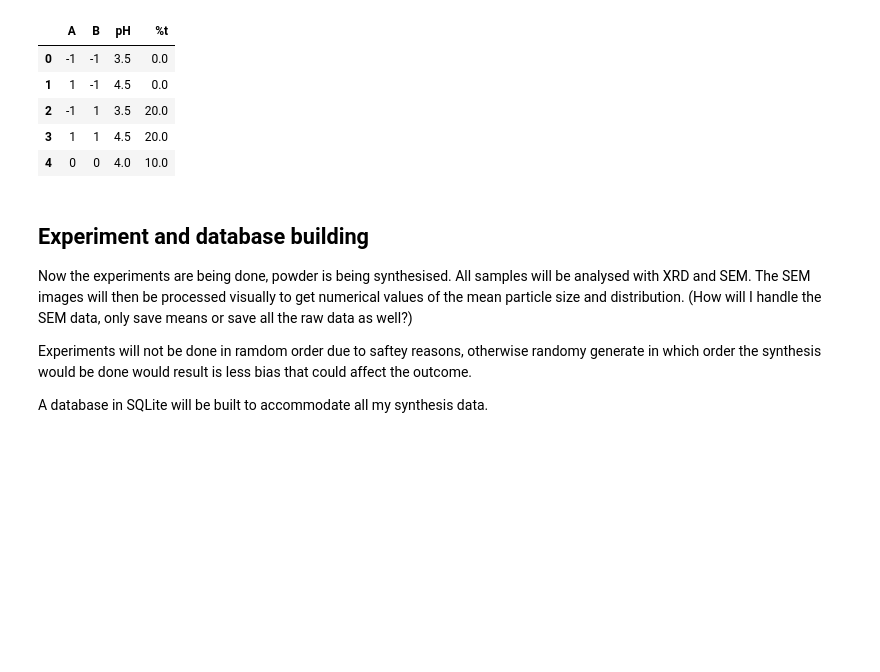
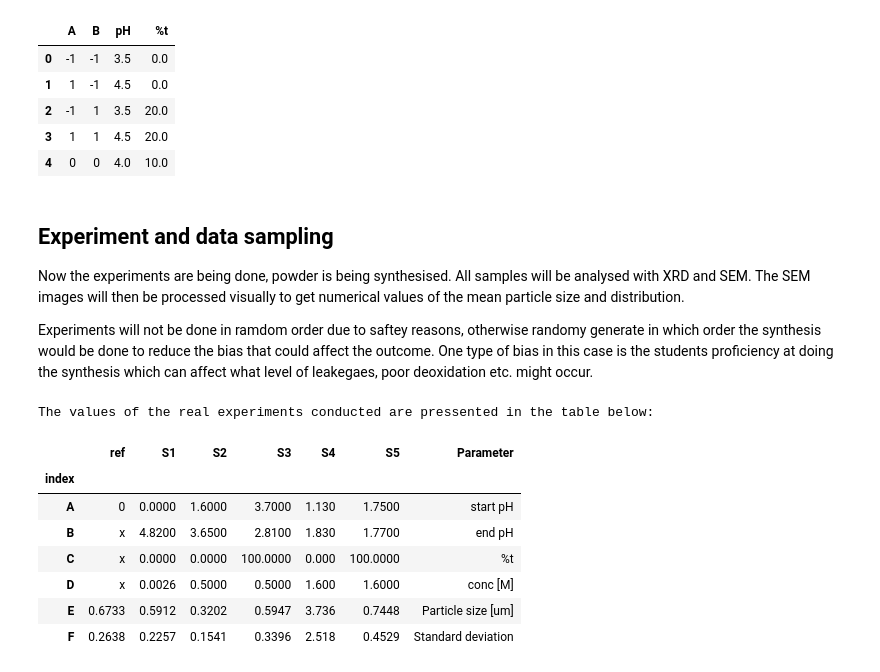
Before and after one commit to alexandraelora/DoE_Course_Material, a Jupyter notebook: Project/DoE_project_AU.ipynb, the cells around one changed output. Cells and saved outputs as stored; diff of their text form; code cells hidden in the pictures; blank space fills up the shorter version.

Commit message:
Working with formatting data and one way analysis

```diff
--- a/Project/DoE_project_AU.ipynb
+++ b/Project/DoE_project_AU.ipynb
@@ -107,12 +107,8 @@ The values of each real variable in the experiment are:
 | 3 | 1 | 1 | 4.5 | 20.0 |
 | 4 | 0 | 0 | 4.0 | 10.0 |
 # %% [markdown]
-## Experiment and database building
+## Experiment and data sampling
 
-Now the experiments are being done, powder is being synthesised. All samples will be analysed with XRD and SEM. The SEM images will then be processed visually to get numerical values of the mean particle size and distribution. (How will I handle the SEM data, only save means or save all the raw data as well?)
+Now the experiments are being done, powder is being synthesised. All samples will be analysed with XRD and SEM. The SEM images will then be processed visually to get numerical values of the mean particle size and distribution.
 
-Experiments will not be done in ramdom order due to saftey reasons, otherwise randomy generate in which order the synthesis would be done would result is less bias that could affect the outcome.
-
-
-
-A database in SQLite will be built to accommodate all my synthesis data.
+Experiments will not be done in ramdom order due to saftey reasons, otherwise randomy generate in which order the synthesis would be done to reduce the bias that could affect the outcome. One type of bias in this case is the students proficiency at doing the synthesis which can affect what level of leakegaes, poor deoxidation etc. might occur.
@@ -120,0 +115,44 @@ A database in SQLite will be built to accommodate all my synthesis data.
+# %%
+#Add experimental data to a dataframe
+
+
+data = pd.DataFrame()
+
+# create dictionary for parameters
+input_labels = {
+    'A' : 'start pH',               #Start pH of synthesis
+    'B' : 'end pH',                 #End pH of synthesis
+    'C' : '%t',                     #Time in % of the total addition time, either 0 or 100
+    'D' : 'conc [M]',               #Cocnentration of the 50ml Acid added
+    'E' : 'Particle size [um]',     #Particle size obtained by visual inspection of SEM images
+    'F' : 'Standard deviation'      #Standard deviation of particle size
+}
+
+# create list of synthesis data #OBS point being 0 is not measured
+data = [
+    ('A', 0, 0, 1.6, 3.7, 1.13, 1.75),
+    ('B', 'x', 4.82, 3.65, 2.81, 1.83, 1.77),
+    ('C', 'x', 0, 0, 100, 0, 100),
+    ('D', 'x', 0.0026, 0.50, 0.50, 1.6, 1.6),
+    ('E', 0.6733, 0.5912, 0.3202, 0.5947, 3.7360, 0.7448),
+    ('F', 0.2638, 0.2257, 0.1541, 0.3396, 2.5180, 0.4529)
+]
+
+# put data in a pandas dataframe
+result = pd.DataFrame(data,columns=['index', 'ref', 'S1', 'S2', 'S3', 'S4', 'S5'])
+result = result.set_index(['index'])
+result['Parameter'] = result.index.map( lambda z : input_labels[z] )
+
+#print results dataframe
+print('The values of the real experiments conducted are pressented in the table below:')
+result
+# %% [output]
+The values of the real experiments conducted are pressented in the table below:
+|  | ref | S1 | S2 | S3 | S4 | S5 | Parameter |
+| index |  |  |  |  |  |  |  |
+| A | 0 | 0.0000 | 1.6000 | 3.7000 | 1.130 | 1.7500 | start pH |
+| B | x | 4.8200 | 3.6500 | 2.8100 | 1.830 | 1.7700 | end pH |
+| C | x | 0.0000 | 0.0000 | 100.0000 | 0.000 | 100.0000 | %t |
+| D | x | 0.0026 | 0.5000 | 0.5000 | 1.600 | 1.6000 | conc [M] |
+| E | 0.6733 | 0.5912 | 0.3202 | 0.5947 | 3.736 | 0.7448 | Particle size [um] |
+| F | 0.2638 | 0.2257 | 0.1541 | 0.3396 | 2.518 | 0.4529 | Standard deviation |
```
Also changed, not shown: parts of 5 cells of this notebook.
